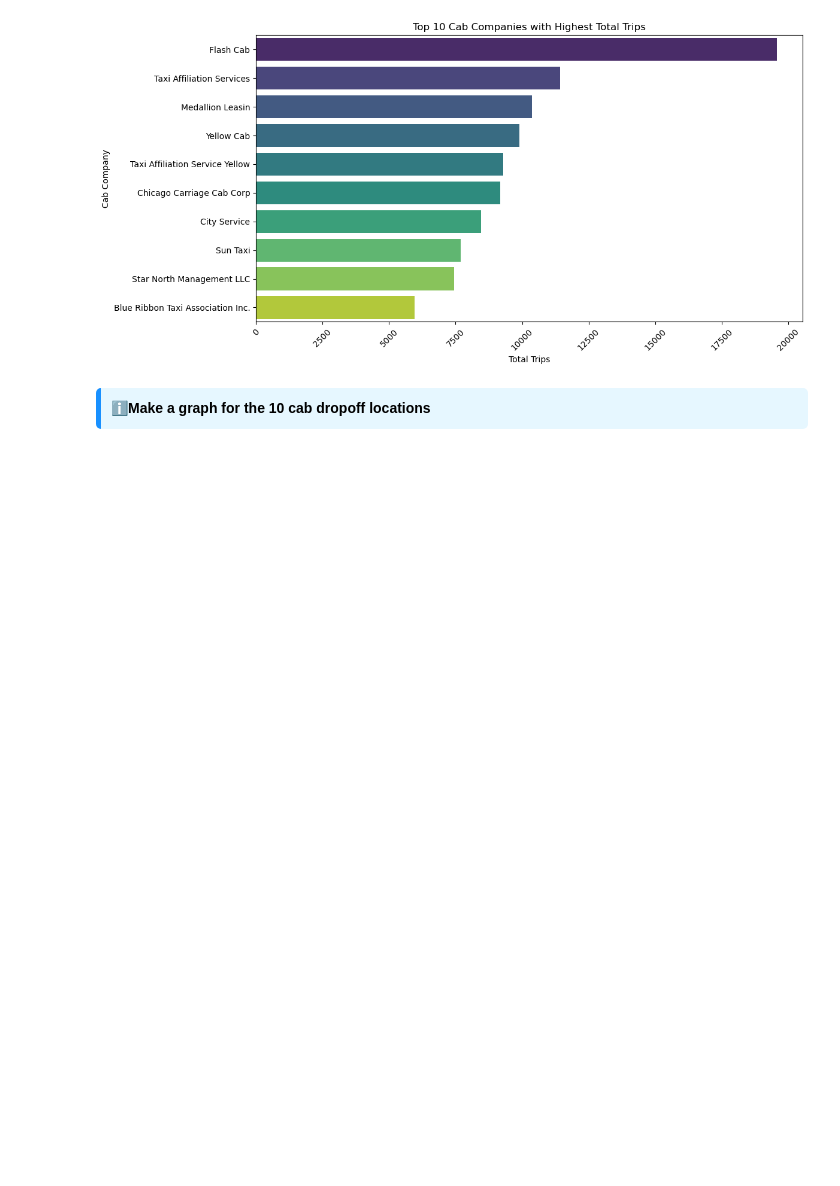
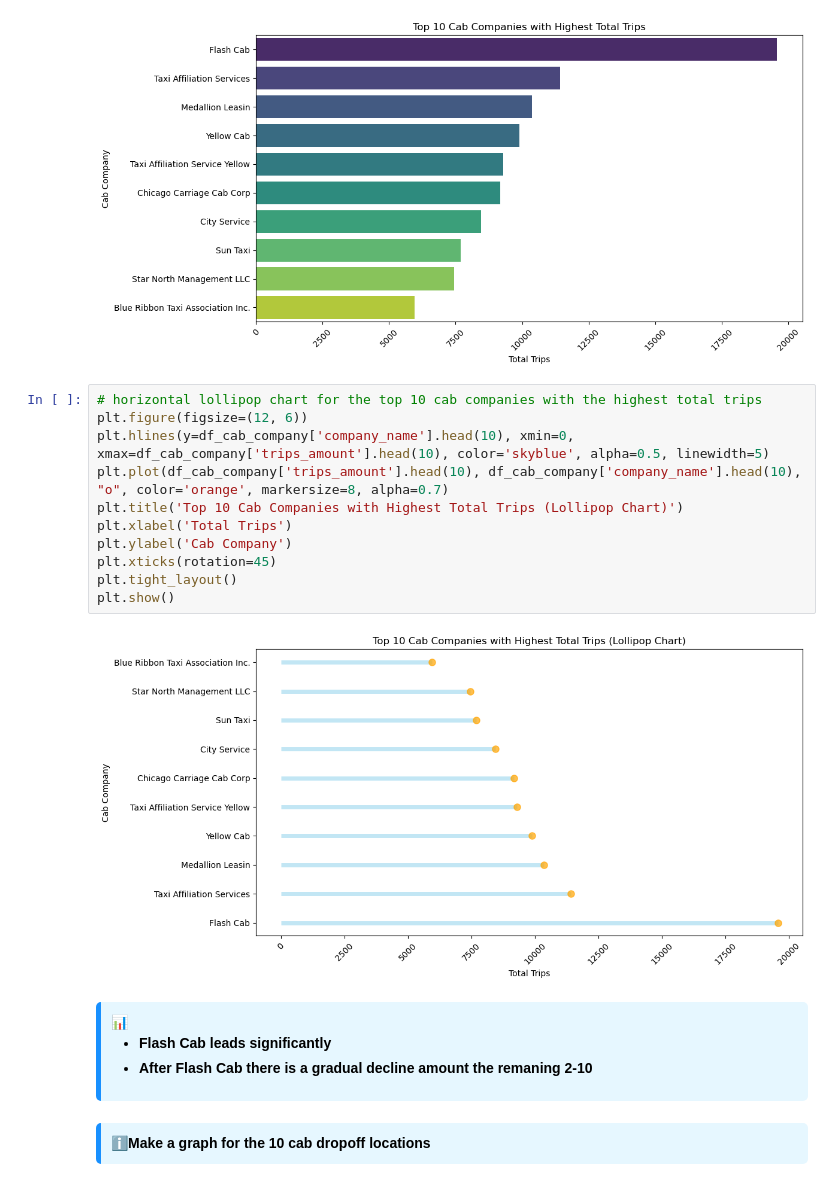
Before and after one commit to OliverBeau/Cabs_dataset_EDA, a Jupyter notebook: cabs_eda.ipynb, the cells around one changed output. Drawn from its saved outputs; the diff is of its cells as text; blank space fills up the shorter version.

Commit message:
more graphs and extra explanations

```diff
--- a/cabs_eda.ipynb
+++ b/cabs_eda.ipynb
@@ -126,6 +126,27 @@ plt.tight_layout()
 plt.show()
 # %% [output]
 [figure]
+# %%
+# horizontal lollipop chart for the top 10 cab companies with the highest total trips
+plt.figure(figsize=(12, 6))
+plt.hlines(y=df_cab_company['company_name'].head(10), xmin=0, xmax=df_cab_company['trips_amount'].head(10), color='skyblue', alpha=0.5, linewidth=5)
+plt.plot(df_cab_company['trips_amount'].head(10), df_cab_company['company_name'].head(10), "o", color='orange', markersize=8, alpha=0.7)
+plt.title('Top 10 Cab Companies with Highest Total Trips (Lollipop Chart)')
+plt.xlabel('Total Trips')
+plt.ylabel('Cab Company')
+plt.xticks(rotation=45)
+plt.tight_layout()
+plt.show()
+# %% [output]
+[figure, added]
+# %% [markdown]
+<div style="padding:10px; background:#e6f7ff; border-left:5px solid #1890ff; border-radius:5px; color:black;">
+<b>📊
+<ul>
+  <li>Flash Cab leads significantly</li>
+  <li>After Flash Cab there is a gradual decline amount the remaning 2-10</li>
+
+</ul></div>
 # %% [markdown]
 <div style="padding:10px; background:#e6f7ff; border-left:5px solid #1890ff; border-radius:5px; color:black;">
 <b>ℹ️Make a graph for the 10 cab dropoff locations</b>
```
Also changed, not shown: parts of 3 cells of this notebook.
